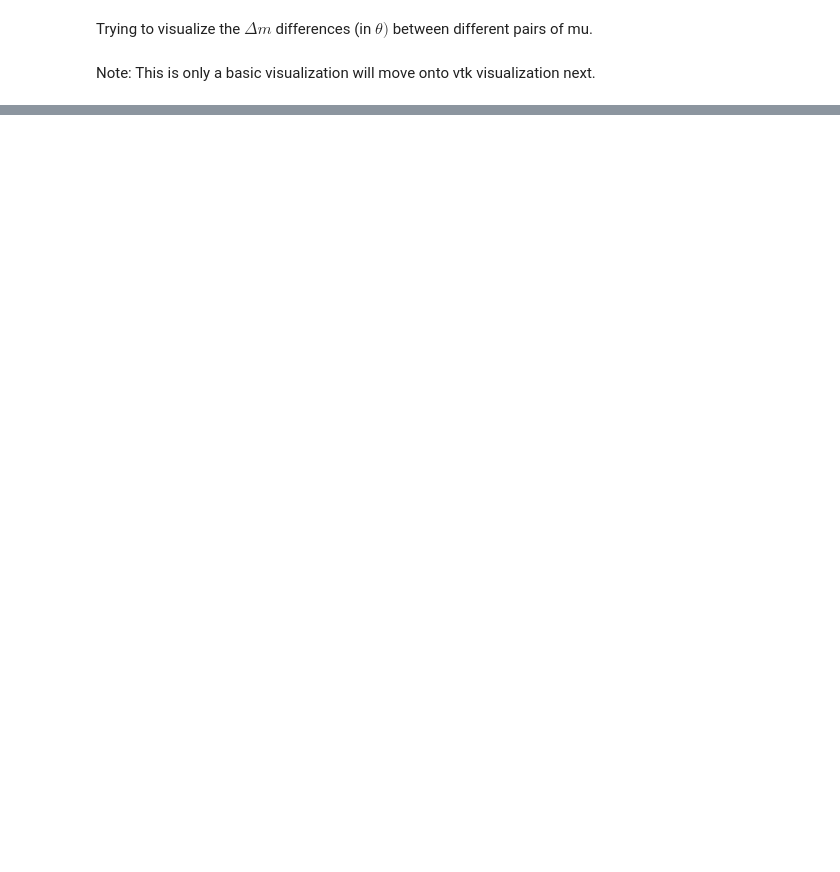
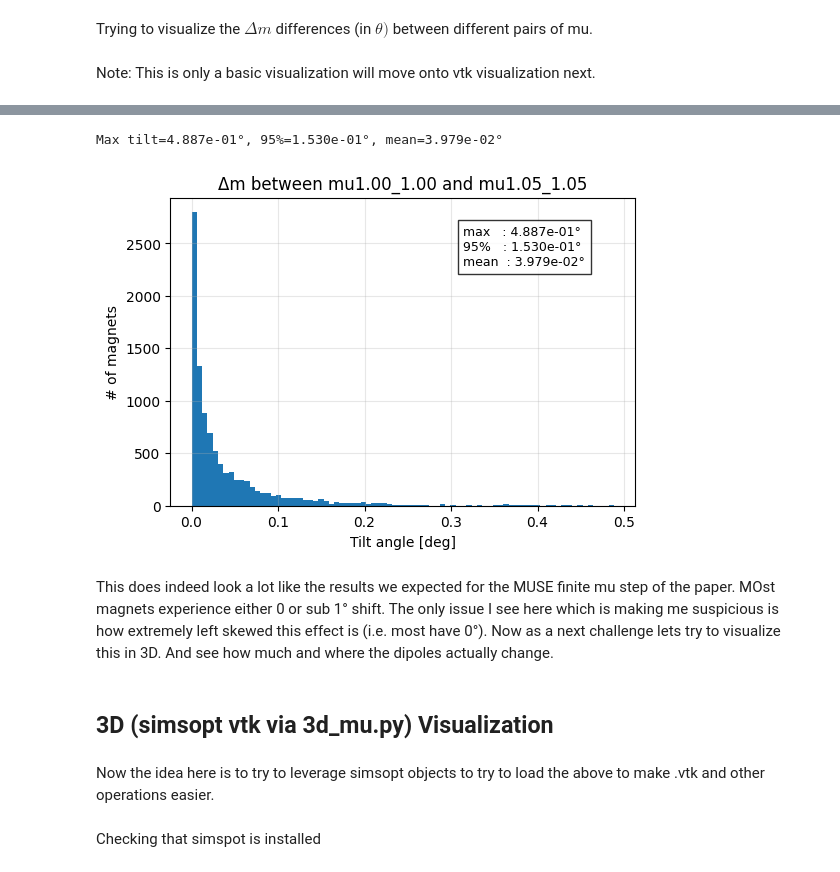
Before and after one commit to armulrich/MUSE, a Jupyter notebook: Attempt_to_Replicate_finite_mu_MUSE.ipynb, the cells around one changed output, grey strips where cells are left out. Cells and saved outputs as stored; diff of their text form; code cells hidden in the pictures; blank space fills up the shorter version.

```diff
--- a/Attempt_to_Replicate_finite_mu_MUSE.ipynb
+++ b/Attempt_to_Replicate_finite_mu_MUSE.ipynb
@@ -155,0 +177,16 @@ Max tilt = 3.013e+01°, 95% = 7.575e+00°, Mean = 2.204e+00°
+# %%
+REF_TAG = "mu1.00_1.00" # -> Baseline
+CMP_TAG = "mu1.05_1.05"  # Change this if you want a different mu comparison
+compare_m_vectors(REF_TAG, CMP_TAG)
+plt.show()
+# %% [output]
+Max tilt=4.887e-01°, 95%=1.530e-01°, mean=3.979e-02°
+[figure, added]
+# %% [markdown]
+This does indeed look a lot like the results we expected for the MUSE finite mu step of the paper. MOst magnets experience either 0 or sub 1° shift. The only issue I see here which is making me suspicious is how extremely left skewed this effect is (i.e. most have 0°). Now as a next challenge lets try to visualize this in 3D. And see how much and where the dipoles actually change.
+# %% [markdown]
+## 3D (simsopt vtk via 3d_mu.py) Visualization
+# %% [markdown]
+Now the idea here is to try to leverage simsopt objects to try to load the above to make .vtk and other operations easier.
+# %% [markdown]
+Checking that simspot is installed
```
Also changed, not shown: parts of 51 cells of this notebook, 4 other files.
